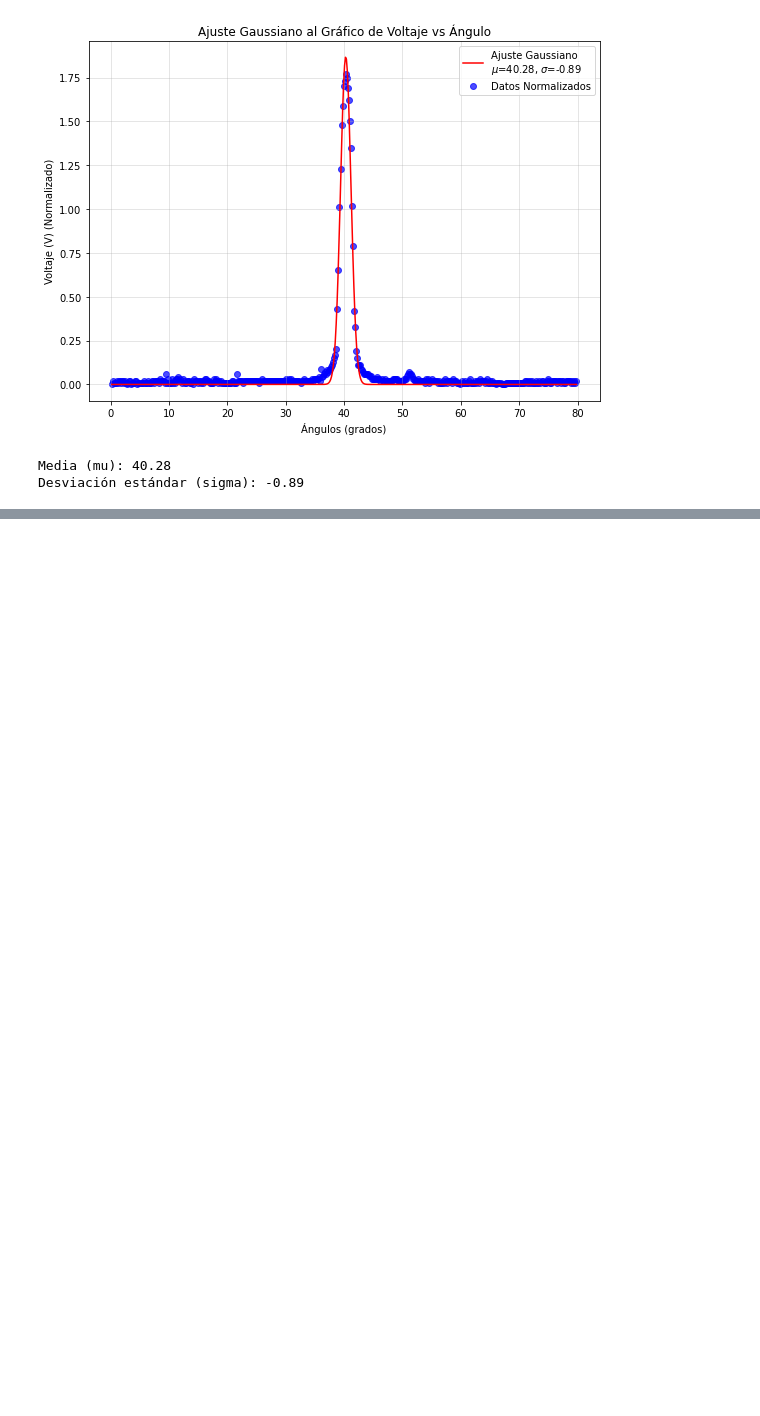
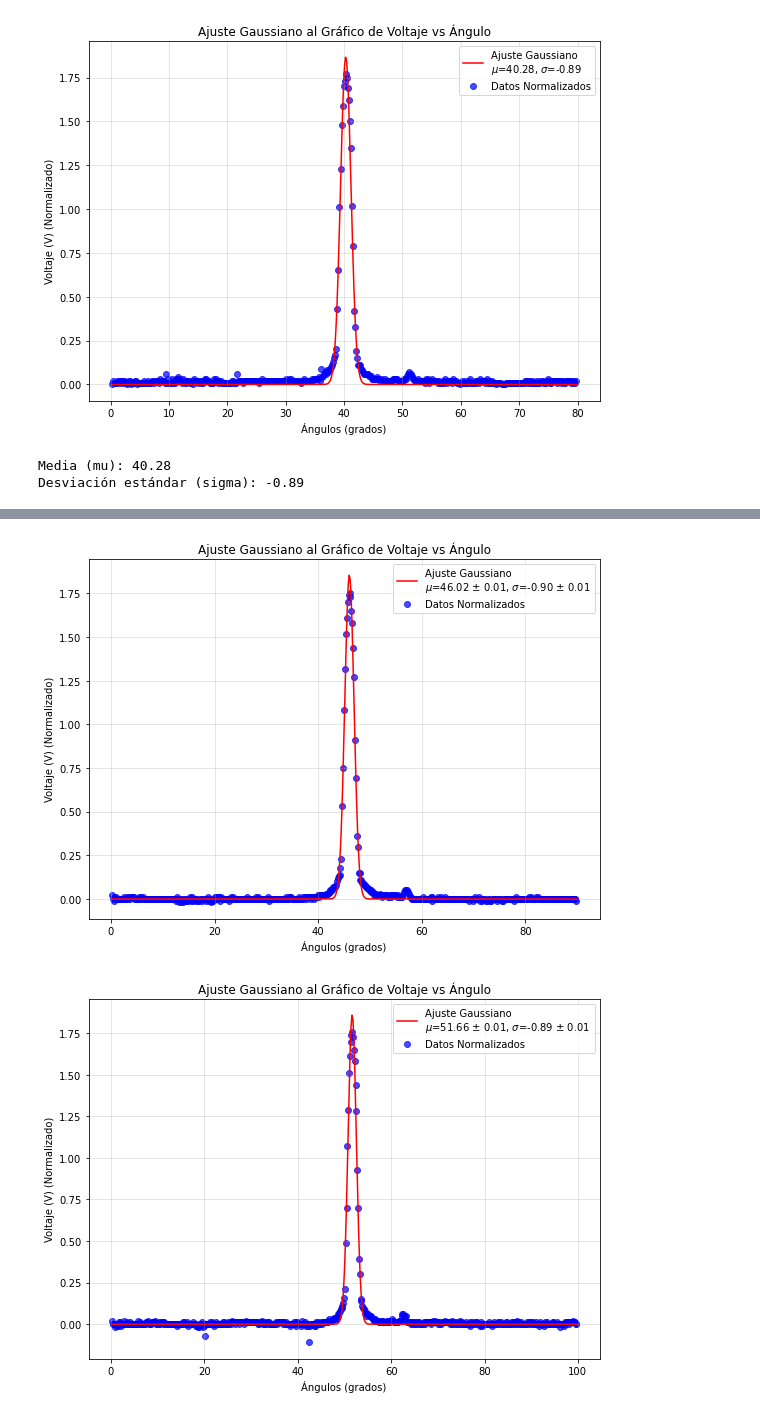
Before and after one commit to Hdavid1123/Experimental-III-2024-2, a Jupyter notebook: pythonMotorPaso.ipynb, the cells around one changed output, grey strips where cells are left out. Cells and saved outputs as stored; diff of their text form; code cells hidden in the pictures; blank space fills up the shorter version.

```diff
--- a/pythonMotorPaso.ipynb
+++ b/pythonMotorPaso.ipynb
@@ -126,0 +205,20 @@ Desviación estándar (sigma): -0.89
+# %%
+df80 = pd.read_csv('angulo-voltaje80.txt', sep='\s+', header=None,
+                  skiprows=1, names=['Angulos', 'Voltaje'])
+df80.astype(float)
+
+df90 = pd.read_csv('angulo-voltaje90.txt', sep='\s+', header=None,
+                  skiprows=1, names=['Angulos', 'Voltaje'])
+df90.astype(float)
+
+df100 = pd.read_csv('angulo-voltaje100.txt', sep='\s+', header=None,
+                  skiprows=1, names=['Angulos', 'Voltaje'])
+df100.astype(float)
+
+df110 = pd.read_csv('angulo-voltaje110.txt', sep='\s+', header=None,
+                  skiprows=1, names=['Angulos', 'Voltaje'])
+df110.astype(float)
+
+df120 = pd.read_csv('angulo-voltaje120.txt', sep='\s+', header=None,
+                  skiprows=1, names=['Angulos', 'Voltaje'])
+df120.astype(float)
@@ -126,0 +239,11 @@ Desviación estándar (sigma): -0.89
+# %%
+mu90, sigma90, error_mu90, error_sigma90 = ajustar_gaussiana2(df90, 'Angulos', 'Voltaje')
+
+mu100, sigma100, error_mu, error_sigma = ajustar_gaussiana2(df100, 'Angulos', 'Voltaje')
+
+mu110, sigma110, error_mu, error_sigma = ajustar_gaussiana2(df110, 'Angulos', 'Voltaje')
+
+mu120, sigma120, error_mu, error_sigma = ajustar_gaussiana2(df120, 'Angulos', 'Voltaje')
+# %% [output]
+[figure, added]
+[figure, added]
```
Also changed, not shown: parts of 4 cells of this notebook, 1 other file.
